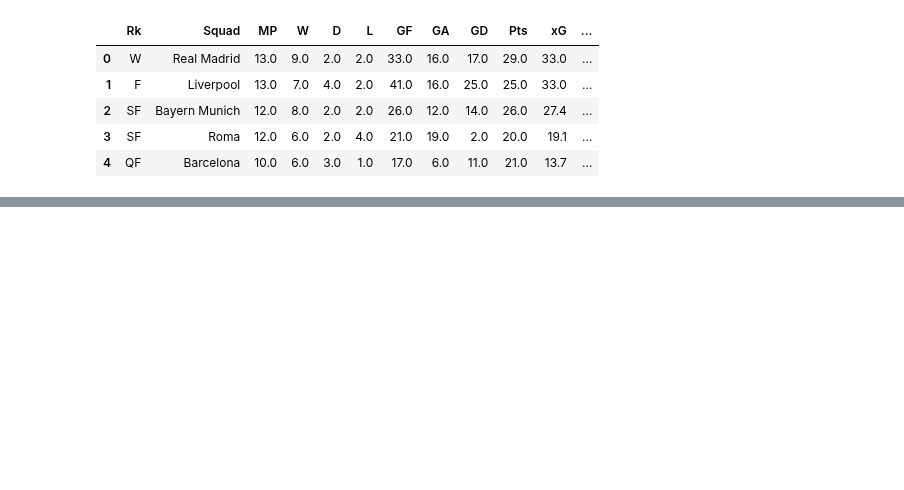
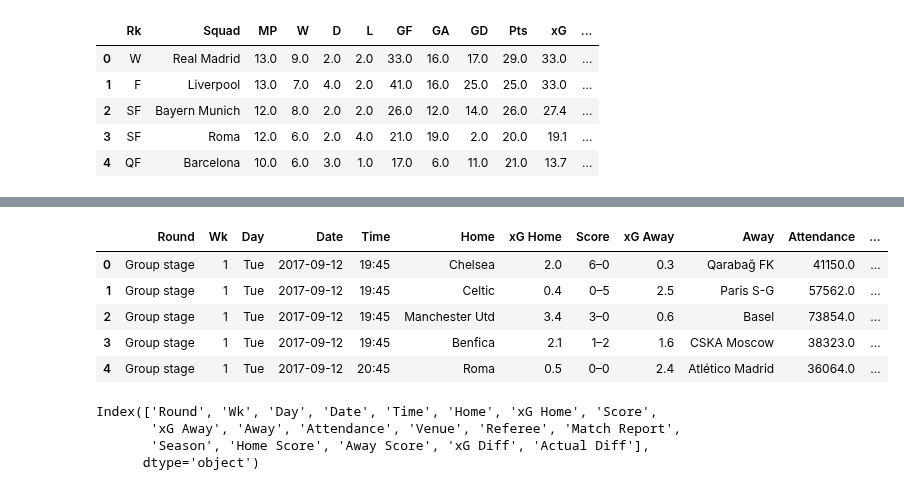
Before and after one commit to GurpreetChugh/Project-Football, a Jupyter notebook: UEFA_Project_Football.ipynb, the cells around one changed output, grey strips where cells are left out. Cells and saved outputs as stored; diff of their text form; code cells hidden in the pictures; blank space fills up the shorter version.

```diff
--- a/UEFA_Project_Football.ipynb
+++ b/UEFA_Project_Football.ipynb
@@ -77,0 +92,4 @@ uefa_matches_consolidated.head()
+# %%
+# While concatenating all seasons, column headers were repeated as rows
+rows_to_drop = uefa_all_seasons_matches_df[uefa_all_seasons_matches_df['Score']=='Score'].index
+rows_to_drop
@@ -77,0 +98,3 @@ uefa_matches_consolidated.head()
+# %%
+uefa_all_seasons_matches_df = uefa_all_seasons_matches_df.drop(rows_to_drop, axis = 0)
+uefa_all_seasons_matches_df.info()
@@ -77,0 +119,6 @@ uefa_matches_consolidated.head()
+# %%
+# Splitting Score column into 2 columns for scores for Home Team and Away Team
+uefa_all_seasons_matches_df[['Home Score','Away Score']] = uefa_all_seasons_matches_df['Score'].str.split('–', expand=True)
+# Renaming  xG and XG.1 columns
+uefa_all_seasons_matches_df = uefa_all_seasons_matches_df.rename(columns={'xG': 'xG Home', 'xG.1': 'xG Away'})
+uefa_all_seasons_matches_df.info()
@@ -77,0 +143,4 @@ uefa_matches_consolidated.head()
+# %%
+# Converting numerical columns as floats
+uefa_all_seasons_matches_df[['xG Home', 'xG Away','Attendance','Home Score','Away Score']]= uefa_all_seasons_matches_df[['xG Home', 'xG Away','Attendance','Home Score','Away Score']].astype(float)
+uefa_all_seasons_matches_df.info()
@@ -77,0 +165,19 @@ uefa_matches_consolidated.head()
+# %%
+#CAlculating expected and actual Goal Difference
+uefa_all_seasons_matches_df['xG Diff'] = uefa_all_seasons_matches_df['xG Home']- uefa_all_seasons_matches_df['xG Away']
+uefa_all_seasons_matches_df['Actual Diff'] = uefa_all_seasons_matches_df['Home Score']- uefa_all_seasons_matches_df['Away Score']
+uefa_all_seasons_matches_df.head()
+# %% [output]
+|  | Round | Wk | Day | Date | Time | Home | xG Home | Score | xG Away | Away | Attendance | ... |
+| 0 | Group stage | 1 | Tue | 2017-09-12 | 19:45 | Chelsea | 2.0 | 6–0 | 0.3 | Qarabağ FK | 41150.0 | ... |
+| 1 | Group stage | 1 | Tue | 2017-09-12 | 19:45 | Celtic | 0.4 | 0–5 | 2.5 | Paris S-G | 57562.0 | ... |
+| 2 | Group stage | 1 | Tue | 2017-09-12 | 19:45 | Manchester Utd | 3.4 | 3–0 | 0.6 | Basel | 73854.0 | ... |
+| 3 | Group stage | 1 | Tue | 2017-09-12 | 19:45 | Benfica | 2.1 | 1–2 | 1.6 | CSKA Moscow | 38323.0 | ... |
+| 4 | Group stage | 1 | Tue | 2017-09-12 | 20:45 | Roma | 0.5 | 0–0 | 2.4 | Atlético Madrid | 36064.0 | ... |
+# %%
+uefa_all_seasons_matches_df.columns
+# %% [output]
+Index(['Round', 'Wk', 'Day', 'Date', 'Time', 'Home', 'xG Home', 'Score',
+       'xG Away', 'Away', 'Attendance', 'Venue', 'Referee', 'Match Report',
+       'Season', 'Home Score', 'Away Score', 'xG Diff', 'Actual Diff'],
+      dtype='object')
```
Also changed, not shown: parts of 9 cells of this notebook, 1 other file.
